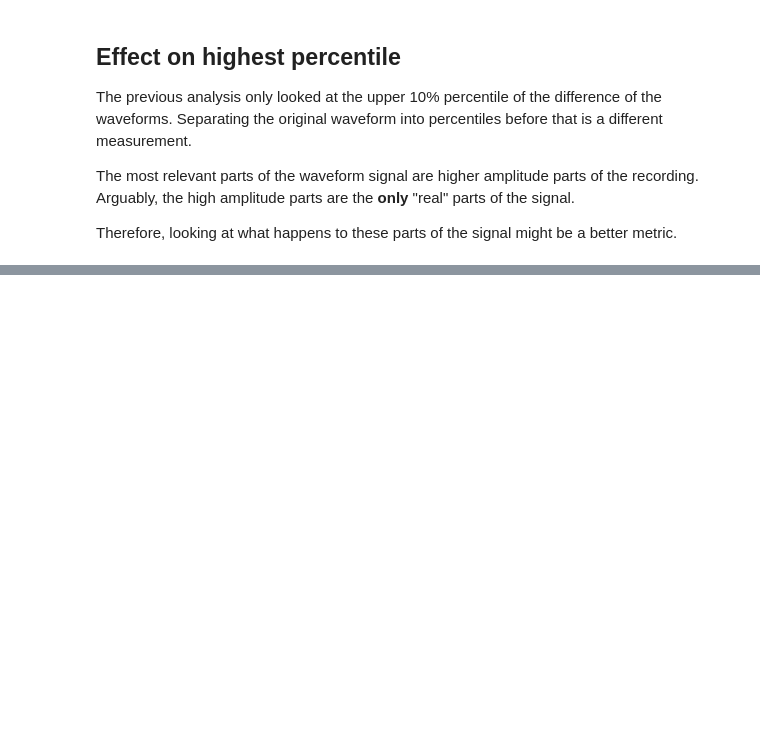
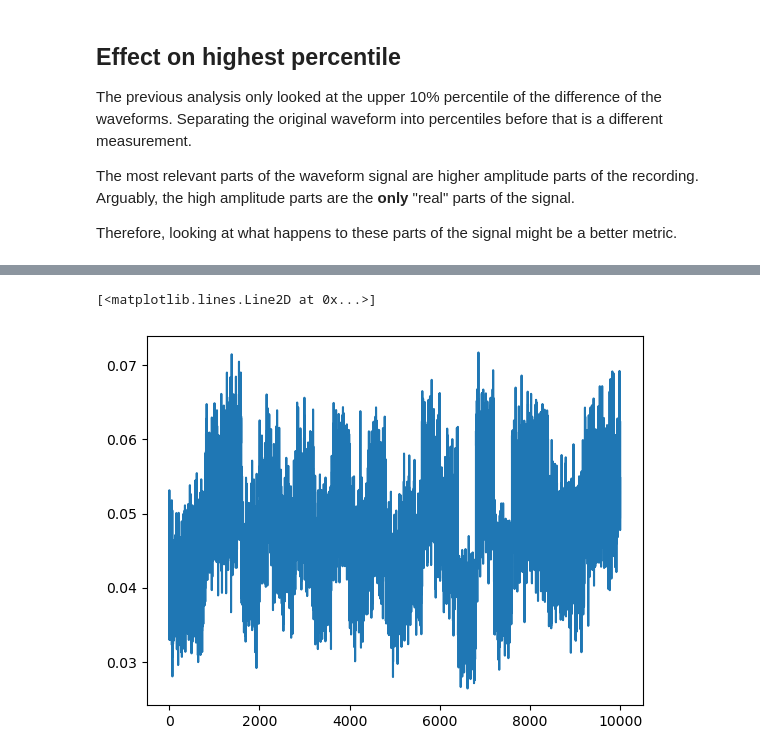
Before and after one commit to alexmundt/waveform-stft-denoise, a Jupyter notebook: Testing - Phase Differences.ipynb, the cells around one changed output, grey strips where cells are left out. Drawn from its saved outputs; the diff is of its cells as text; code cells hidden in the pictures; blank space fills up the shorter version.

```diff
--- a/Testing - Phase Differences.ipynb
+++ b/Testing - Phase Differences.ipynb
@@ -204,0 +230,25 @@ Therefore, looking at what happens to these parts of the signal might be a bette
+# %%
+def calculate_quantile_difference(waveform1, waveform2, quantile=0.66):
+    """ This function calculates the difference
+    between two waveforms of only those values
+    in the given quantile.
+    The parameter waveform1 is the one from
+    which the indices of the quantile will be
+    chosen
+
+    params
+    waveform1:: np.array
+    waveform2:: np.array
+    quantile:: float
+    """
+    # get the threshold value using the given quantile
+    threshold = np.quantile(np.abs(waveform1), quantile)
+    #
+    indices = np.nonzero(np.abs(waveform1) > threshold)[0]
+
+    selected_values1 = waveform1[indices]
+    selected_values2 = waveform2[indices]
+
+    difference = selected_values1 - selected_values2
+
+    return difference
@@ -204,0 +257,14 @@ Therefore, looking at what happens to these parts of the signal might be a bette
+# %%
+# define the two sets of waveforms to be compared
+base_waveforms = pure_waveforms
+comparison_waveforms = mixed_waveforms
+
+high_level_difference = []
+for i in range(pure_waveforms.shape[0]):
+    current_diff =calculate_quantile_difference(base_waveforms[i], comparison_waveforms[i], quantile=0.66)
+    high_level_difference.append(current_diff)
+high_level_difference = np.array(high_level_difference)
+# %%
+high_level_difference_mean = np.abs(high_level_difference).mean(axis=1)
+high_level_difference_max = np.abs(high_level_difference).max(axis=1)
+high_level_difference_var = np.abs(high_level_difference).var(axis=1)
@@ -204,0 +285,5 @@ Therefore, looking at what happens to these parts of the signal might be a bette
+# %%
+plt.plot(high_level_difference_mean)
+# %% [output]
+[<matplotlib.lines.Line2D at 0x...>]
+[figure, added]
```
Also changed, not shown: parts of 45 cells of this notebook.
